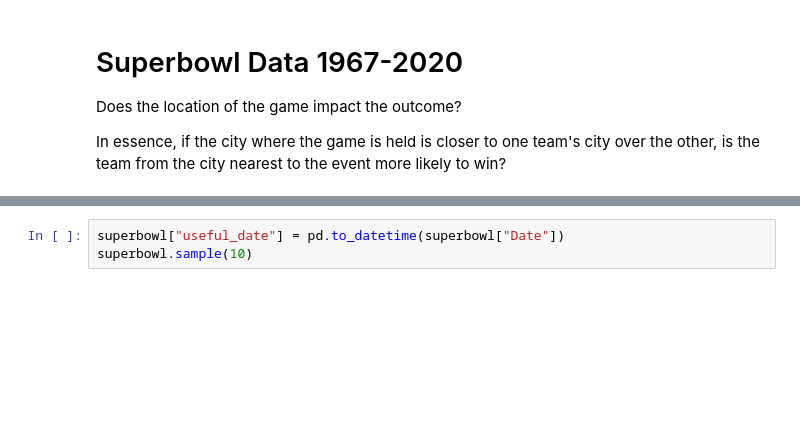
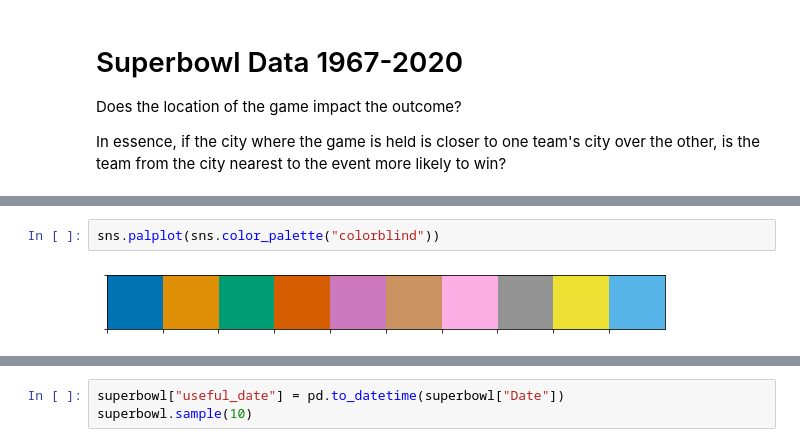
Before and after one commit to aleclhartman/python-exercises, a Jupyter notebook: superbowl_data.ipynb, the cells around one changed output, grey strips where cells are left out. Saved outputs shown, nothing was run; the diff lists cells and outputs as text; blank space fills up the shorter version.

```diff
--- a/superbowl_data.ipynb
+++ b/superbowl_data.ipynb
@@ -40,0 +63,4 @@ superbowl.sample(10)
+# %%
+sns.palplot(sns.color_palette("colorblind"))
+# %% [output]
+[figure, added]
```
Also changed, not shown: parts of 9 cells of this notebook, 2 other files.
